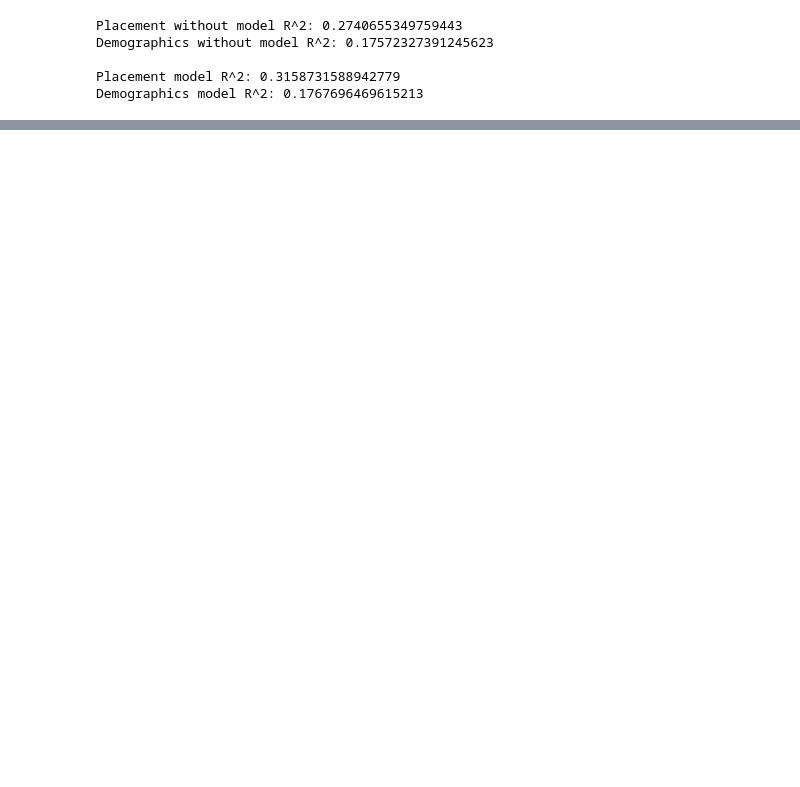
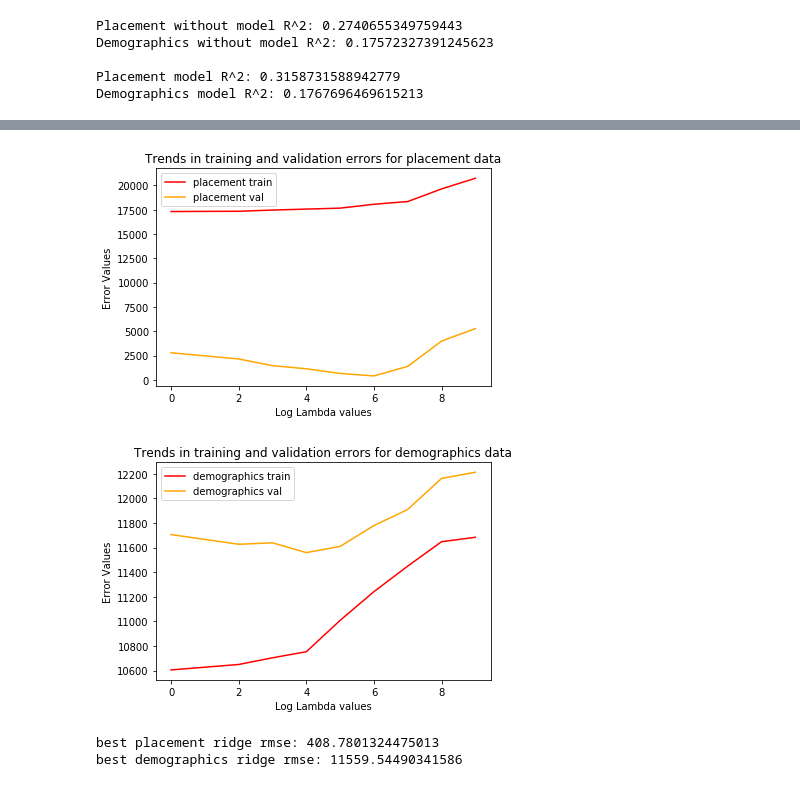
Before and after one commit to Zoheb0707/CSE_546_Project, a Jupyter notebook: ML model testing.ipynb, the cells around one changed output, grey strips where cells are left out. Cells and saved outputs as stored; diff of their text form; code cells hidden in the pictures; blank space fills up the shorter version.

```diff
--- a/ML model testing.ipynb
+++ b/ML model testing.ipynb
@@ -170,0 +228,71 @@ Test elastic nets
+# %%
+'''
+Test ridge regression
+'''
+from sklearn.linear_model import Ridge
+
+placement_train_rmse_list = []
+placement_val_rmse_list = []
+demographics_train_rmse_list = []
+demographics_val_rmse_list = []
+
+lambda_list = [1,100,1000,10000,100000,1000000,10000000,100000000,1000000000]
+
+best_ridge_lasso_model = None
+best_placement_ridge_R_sq = -float('Inf')
+best_placement_ridge_rmse = float('Inf')
+
+best_demographics_ridge_model = None
+best_demographics_ridge_R_sq = -float('Inf')
+best_demographics_ridge_rmse = float('Inf')
+
+for l in lambda_list:
+    Ridge_Model = Ridge(alpha=l,max_iter = 100000)
+
+    Ridge_Model.fit(placement_train_X,placement_train_Y)
+    current_placement_R_sq = Ridge_Model.score(placement_train_X,placement_train_Y)
+    current_placement_train_rmse = RMSE(Ridge_Model.predict(placement_train_X),placement_train_Y)
+    current_placement_val_rmse = RMSE(Ridge_Model.predict(placement_val_X),placement_val_Y)
+    placement_train_rmse_list.append(current_placement_train_rmse)
+    placement_val_rmse_list.append(current_placement_val_rmse)
+
+    if current_placement_val_rmse < best_placement_ridge_rmse:
+        best_placement_ridge_model = Ridge_Model
+        best_placement_ridge_R_sq = current_placement_R_sq
+        best_placement_ridge_rmse = current_placement_val_rmse
+
+    Ridge_Model.fit(demographics_train_X,demographics_train_Y)
+    current_demographics_R_sq = Ridge_Model.score(demographics_train_X,demographics_train_Y)
+    current_demographics_train_rmse = RMSE(Ridge_Model.predict(demographics_train_X),demographics_train_Y)
+    current_demographics_val_rmse = RMSE(Ridge_Model.predict(demographics_val_X),demographics_val_Y)
+    demographics_train_rmse_list.append(current_demographics_train_rmse)
+    demographics_val_rmse_list.append(current_demographics_val_rmse)
+
+    if current_demographics_val_rmse < best_demographics_ridge_rmse:
+        best_demographics_ridge_model = Ridge_Model
+        best_demographics_ridge_R_sq = current_demographics_R_sq
+        best_demographics_ridge_rmse = current_demographics_val_rmse
+
+lambda_list = [log(x,10) for x in lambda_list]
+plt.plot(lambda_list,placement_train_rmse_list,label = 'placement train',color = 'red')
+plt.plot(lambda_list,placement_val_rmse_list,label = 'placement val', color = 'orange')
+plt.xlabel('Log Lambda values')
+plt.ylabel('Error Values')
+plt.title('Trends in training and validation errors for placement data')
+plt.legend(loc='upper left')
+plt.show()
+plt.figure()
+plt.plot(lambda_list,demographics_train_rmse_list,label = 'demographics train',color = 'red')
+plt.plot(lambda_list,demographics_val_rmse_list,label = 'demographics val', color = 'orange')
+plt.xlabel('Log Lambda values')
+plt.ylabel('Error Values')
+plt.title('Trends in training and validation errors for demographics data')
+plt.legend(loc='upper left')
+plt.show()
+print('best placement ridge rmse: ' + str(best_placement_ridge_rmse))
+print('best demographics ridge rmse: ' + str(best_demographics_ridge_rmse))
+# %% [output]
+[figure, added]
+[figure, added]
+best placement ridge rmse: 408.7801324475013
+best demographics ridge rmse: 11559.54490341586
```
Also changed, not shown: parts of 6 cells of this notebook.
